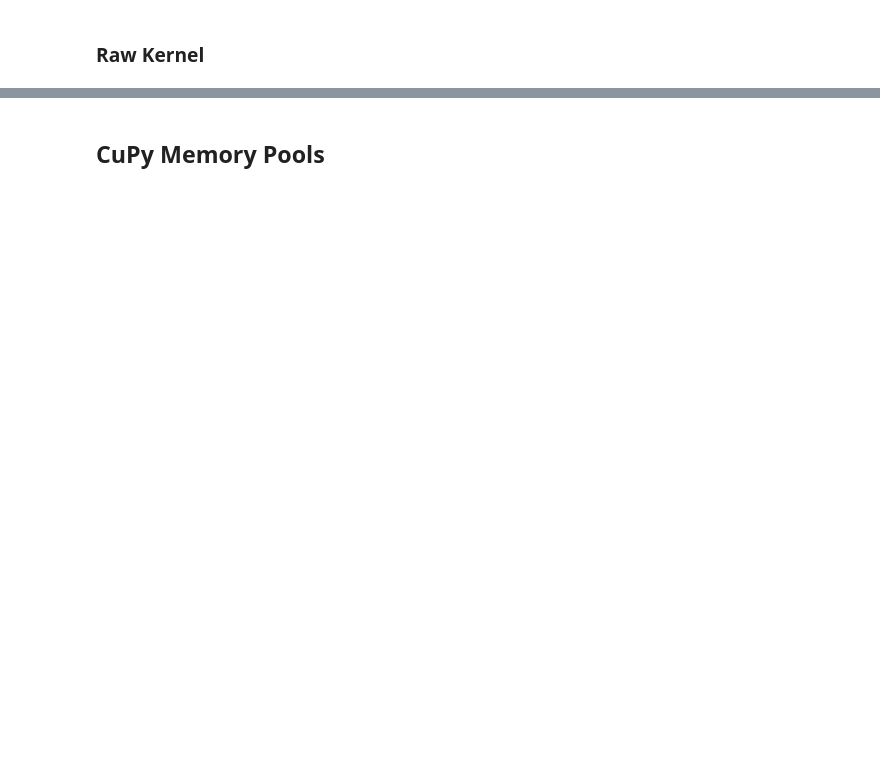
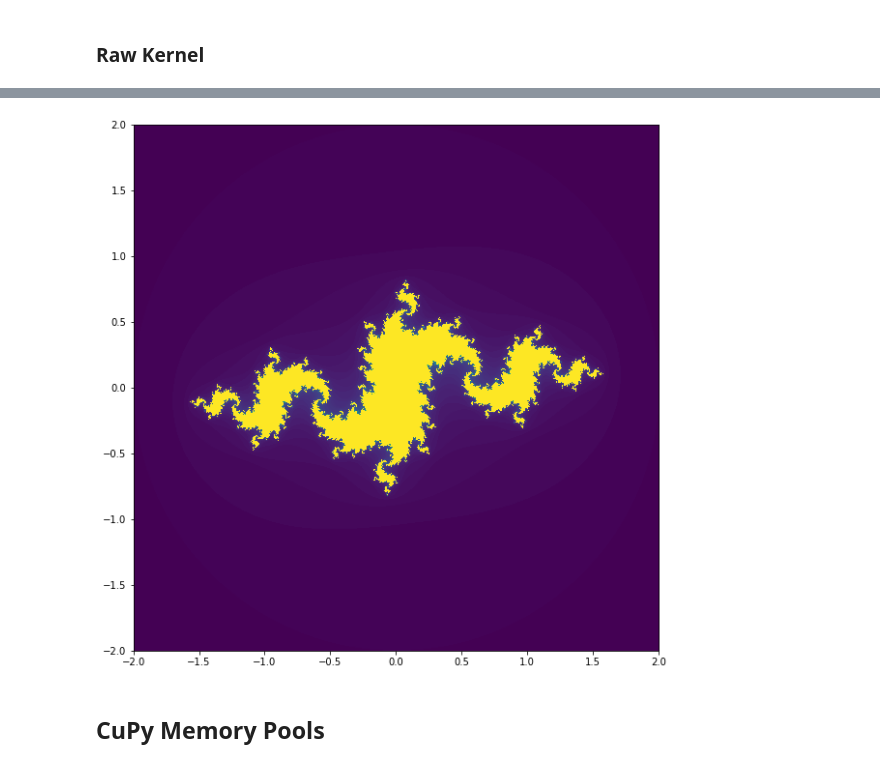
Before and after one commit to eth-cscs/PythonHPC, a Jupyter notebook: CuPy/Cupy.ipynb, the cells around one changed output, grey strips where cells are left out. Cells and saved outputs as stored; diff of their text form; code cells hidden in the pictures; blank space fills up the shorter version.

Commit message:
Update raw kernel indexing

```diff
--- a/CuPy/Cupy.ipynb
+++ b/CuPy/Cupy.ipynb
@@ -214,10 +234,11 @@ x_points = 5000
 y_points = 5000
 x_blocks = (x_points - 1) // threads_x + 1
 y_blocks = (y_points - 1) // threads_y + 1
-X_gpu, Y_gpu = cp.meshgrid(cp.linspace(-2.0 , 2.0, x_points), cp.linspace(-2.0, 2.0, y_points), indexing='ij')
+X_gpu, Y_gpu = cp.meshgrid(cp.linspace(-2.0 , 2.0, x_points), cp.linspace(-2.0, 2.0, y_points))
 with cupy_timer():
     julia_gpu = cp.zeros_like(X_gpu, dtype=cp.int32)
     julia_rawkernel((x_blocks, y_blocks), (threads_x, threads_y), (X_gpu, Y_gpu, c.real, c.imag, 100,
-                    X_gpu.shape[0], X_gpu.shape[1], 2.0, julia_gpu))
+                    x_points, y_points, 2.0, julia_gpu))
     julia_array = julia_gpu.get()
-ax.imshow(julia_array.T, extent=[-2, 2, -2, 2]);
+ax.imshow(julia_array, extent=[-2, 2, -2, 2]);
+# %% [output]
@@ -224,3 +246,4 @@ ax.imshow(julia_array.T, extent=[-2, 2, -2, 2]);
+[figure, added]
 # %% [markdown]
 ## CuPy Memory Pools
 # %%
```
Also changed, not shown: parts of 11 cells of this notebook.
